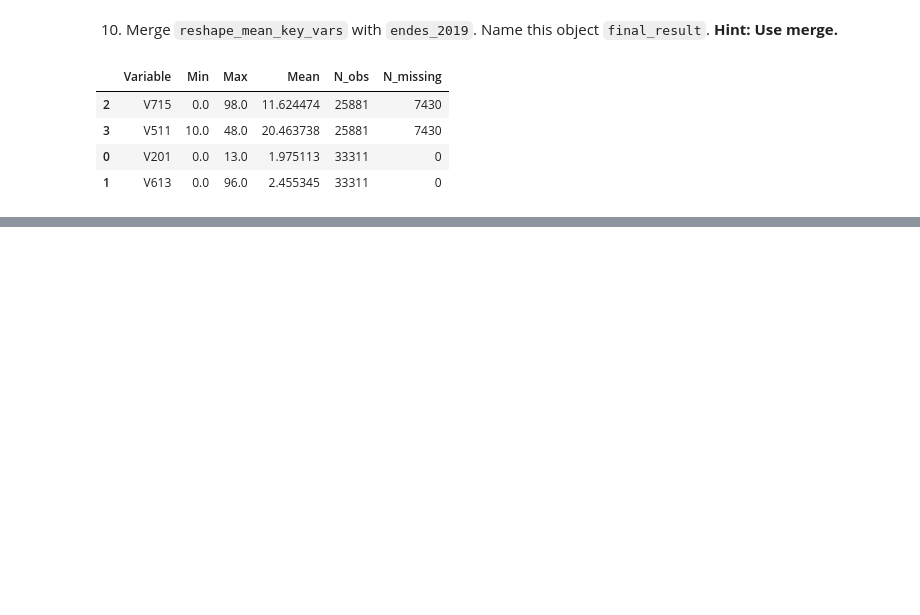
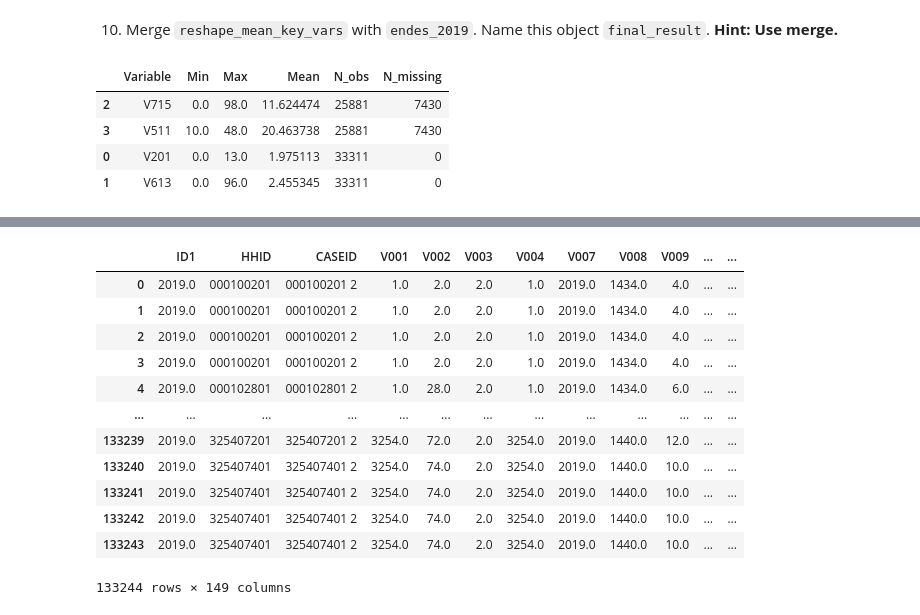
Before and after one commit to alexanderquispe/BiLab_Summer_Python, a Jupyter notebook: assignments/Assignment_3/Group_8_ass_3_2024.ipynb, the cells around one changed output, grey strips where cells are left out. Drawn from its saved outputs; the diff is of its cells as text; code cells hidden in the pictures; blank space fills up the shorter version.

```diff
--- a/assignments/Assignment_3/Group_8_ass_3_2024.ipynb
+++ b/assignments/Assignment_3/Group_8_ass_3_2024.ipynb
@@ -144,0 +226,10 @@ summary_df
+# %%
+# We summarize the functions used in exercises 7 and 8 to obtain recquired DataFrame.
+
+reshape_mean_key_vars = (endes_2019.
+                         groupby(['year','V024'], as_index = False) # Exercise 7. groupby
+                         .agg(Mean_total_children = ('V201', np.mean), Mean_ideal_children = ('V613', np.mean), Mean_hb_yr_educ = ('V715', np.mean), Mean_first_marriage = ('V511', np.mean)) # Exercise 7. agg(regate) new values
+                         .round(2) # Round the values at 2 decimals
+                         .drop(columns = 'year') # Remove
+                         .melt(id_vars=['V024'], var_name=['Variables'])) # Exercise 8. Melt
+reshape_mean_key_vars
@@ -144,0 +250,20 @@ summary_df
+# %%
+# We use merge method To merge the 'endes_2019' and 'reshape_mean_key_vars' DataFrames based on the common column 'V024'
+# (representing 'Dpto' or Department) and to include all rows from the 'left' DataFrame (endes_2019).
+
+final_result = pd.merge(endes_2019, reshape_mean_key_vars, on='V024', how='left')
+final_result
+# %% [output]
+|  | ID1 | HHID | CASEID | V001 | V002 | V003 | V004 | V007 | V008 | V009 | ... | ... |
+| 0 | 2019.0 | 000100201 | 000100201 2 | 1.0 | 2.0 | 2.0 | 1.0 | 2019.0 | 1434.0 | 4.0 | ... | ... |
+| 1 | 2019.0 | 000100201 | 000100201 2 | 1.0 | 2.0 | 2.0 | 1.0 | 2019.0 | 1434.0 | 4.0 | ... | ... |
+| 2 | 2019.0 | 000100201 | 000100201 2 | 1.0 | 2.0 | 2.0 | 1.0 | 2019.0 | 1434.0 | 4.0 | ... | ... |
+| 3 | 2019.0 | 000100201 | 000100201 2 | 1.0 | 2.0 | 2.0 | 1.0 | 2019.0 | 1434.0 | 4.0 | ... | ... |
+| 4 | 2019.0 | 000102801 | 000102801 2 | 1.0 | 28.0 | 2.0 | 1.0 | 2019.0 | 1434.0 | 6.0 | ... | ... |
+| ... | ... | ... | ... | ... | ... | ... | ... | ... | ... | ... | ... | ... |
+| 133239 | 2019.0 | 325407201 | 325407201 2 | 3254.0 | 72.0 | 2.0 | 3254.0 | 2019.0 | 1440.0 | 12.0 | ... | ... |
+| 133240 | 2019.0 | 325407401 | 325407401 2 | 3254.0 | 74.0 | 2.0 | 3254.0 | 2019.0 | 1440.0 | 10.0 | ... | ... |
+| 133241 | 2019.0 | 325407401 | 325407401 2 | 3254.0 | 74.0 | 2.0 | 3254.0 | 2019.0 | 1440.0 | 10.0 | ... | ... |
+| 133242 | 2019.0 | 325407401 | 325407401 2 | 3254.0 | 74.0 | 2.0 | 3254.0 | 2019.0 | 1440.0 | 10.0 | ... | ... |
+| 133243 | 2019.0 | 325407401 | 325407401 2 | 3254.0 | 74.0 | 2.0 | 3254.0 | 2019.0 | 1440.0 | 10.0 | ... | ... |
+133244 rows × 149 columns
```
Also changed, not shown: parts of 7 cells of this notebook.
